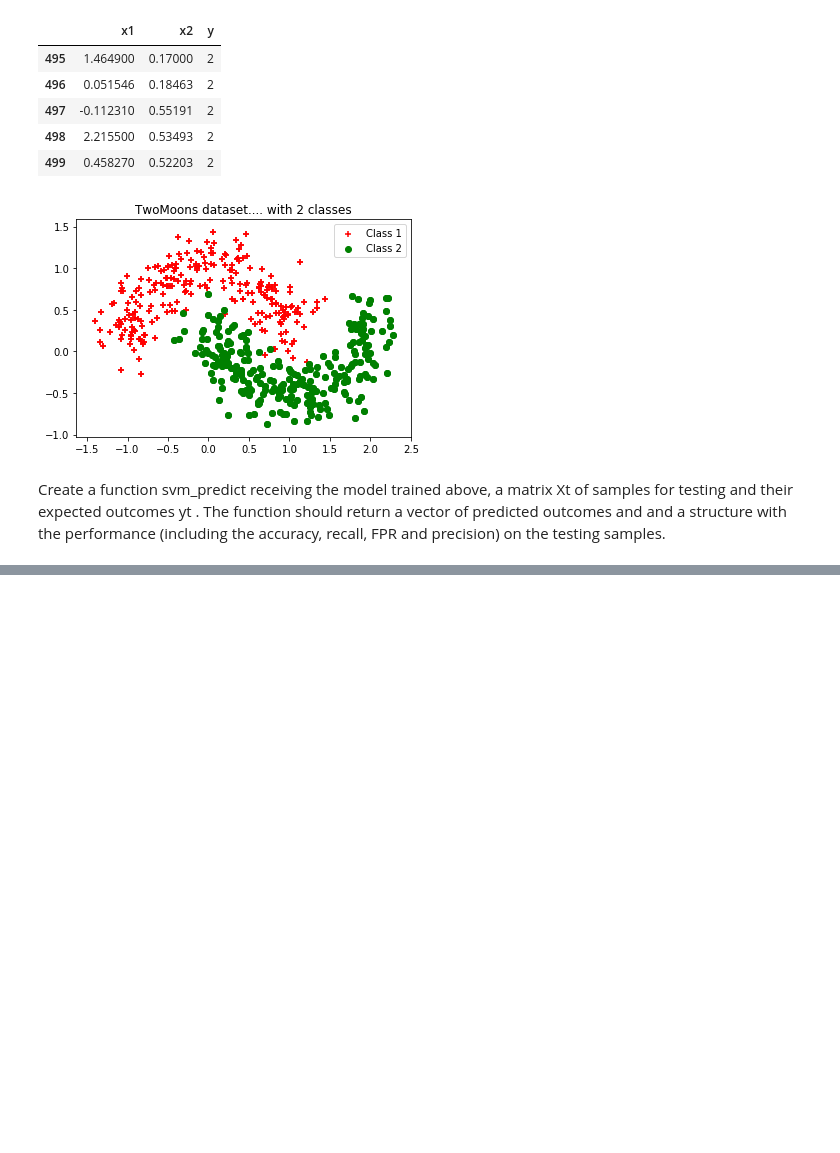
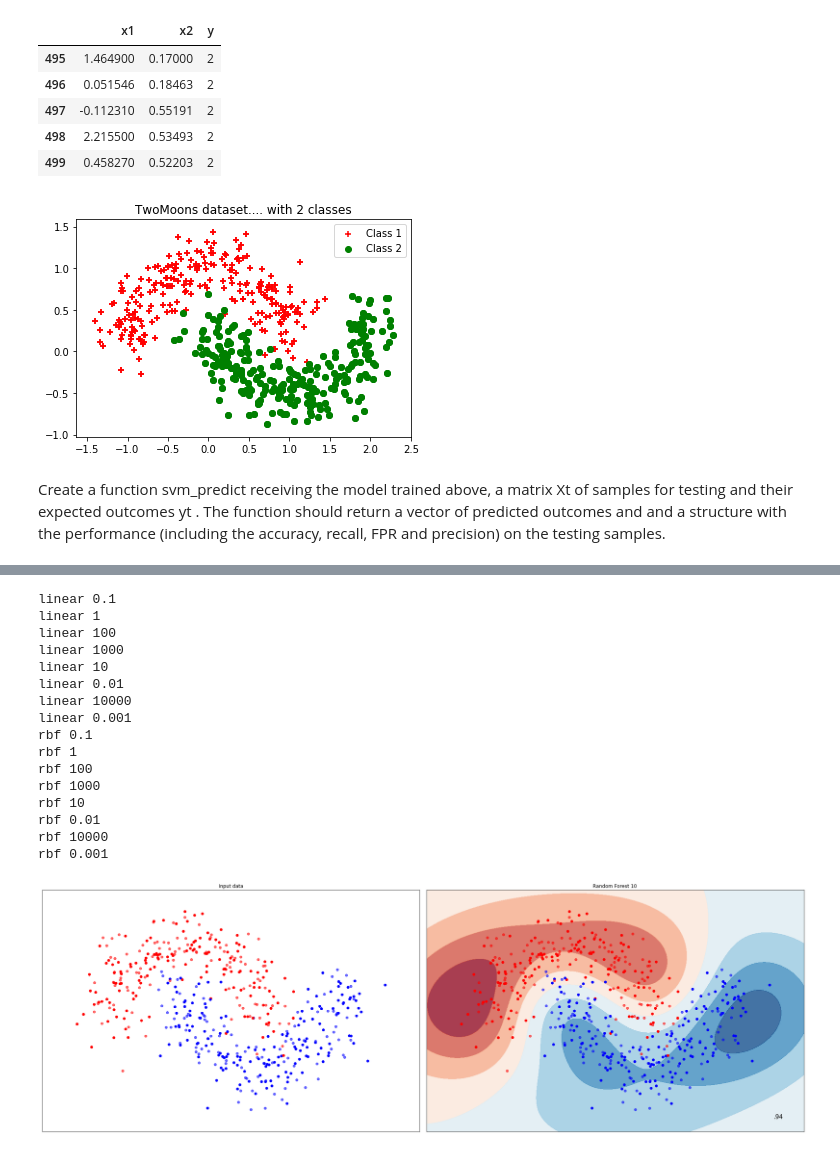
Before and after one commit to xtarx/SVMs-on-Toy-Dataset, a Jupyter notebook: ex2.ipynb, the cells around one changed output, grey strips where cells are left out. Drawn from its saved outputs; the diff is of its cells as text; code cells hidden in the pictures; blank space fills up the shorter version.

```diff
--- a/ex2.ipynb
+++ b/ex2.ipynb
@@ -119,0 +205,36 @@ linear 0.001
+# %%
+#defining a dictionary of classifier
+kernels = {'linear', 'rbf'}
+cs = {0.001, 0.01, 0.1, 1, 10, 100, 1000, 10000}
+
+for k in kernels:
+    for c in cs:
+        print(k, c)
+
+names = ["Random Forest 10 "]
+classifiers = [
+
+    svm.SVC(kernel="rbf", C=1)]
+
+data = (train_x, train_y)
+datasets = [data]
+
+compare(names, classifiers, datasets)
+# %% [output]
+linear 0.1
+linear 1
+linear 100
+linear 1000
+linear 10
+linear 0.01
+linear 10000
+linear 0.001
+rbf 0.1
+rbf 1
+rbf 100
+rbf 1000
+rbf 10
+rbf 0.01
+rbf 10000
+rbf 0.001
+[figure, added]
```
Also changed, not shown: parts of 9 cells of this notebook.
